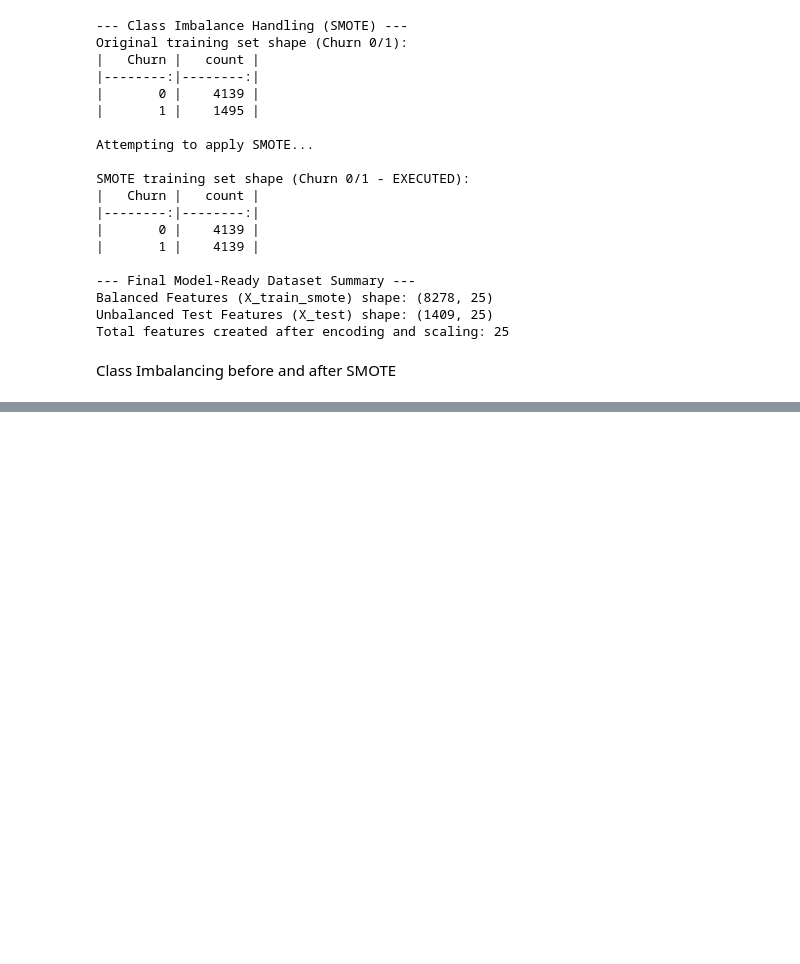
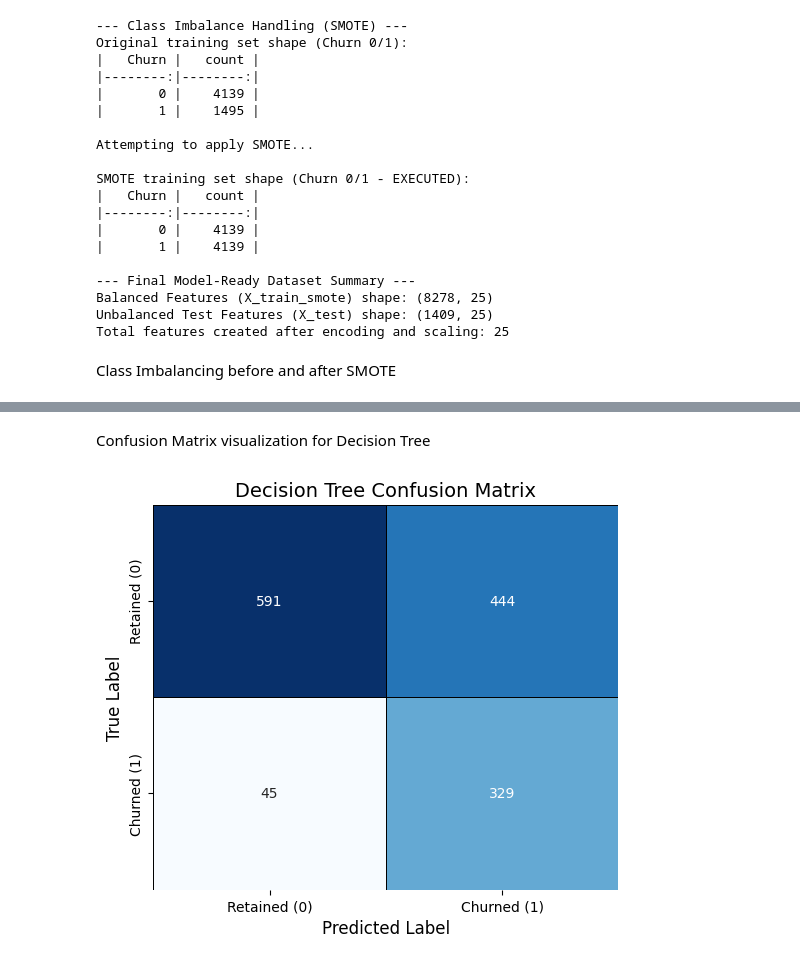
Before and after one commit to thruuuuuu/telco_churn_predict_model, a Jupyter notebook: notebooks/EDA.ipynb, the cells around one changed output, grey strips where cells are left out. Saved outputs shown, nothing was run; the diff lists cells and outputs as text; code cells hidden in the pictures; blank space fills up the shorter version.

```diff
--- a/notebooks/EDA.ipynb
+++ b/notebooks/EDA.ipynb
@@ -630,0 +697,33 @@ Passing `palette` without assigning `hue` is deprecated and will be removed in v
+# %%
+def plot_confusion_matrix(y_true, y_pred, model_name):
+    """Plots the confusion matrix using seaborn."""
+    cm = confusion_matrix(y_true, y_pred)
+
+    # Define labels for the matrix axes
+    labels = ['Retained (0)', 'Churned (1)']
+    cm_df = pd.DataFrame(cm, index=labels, columns=labels)
+
+    plt.figure(figsize=(6, 5))
+    sns.heatmap(cm_df, annot=True, fmt='d', cmap='Blues', cbar=False,
+                linewidths=0.5, linecolor='black')
+
+    plt.title(f'{model_name} Confusion Matrix', fontsize=14)
+    plt.xlabel('Predicted Label', fontsize=12)
+    plt.ylabel('True Label', fontsize=12)
+    plt.show()
+# %% [markdown]
+Confusion Matrix visualization for Decision Tree
+# %%
+dt_best = DecisionTreeClassifier(
+    max_depth=3,
+    min_samples_split=5,
+    class_weight='balanced',
+    random_state=42
+).fit(X_train, y_train)
+
+dt_y_pred = dt_best.predict(X_test)
+dt_y_prob = dt_best.predict_proba(X_test)[:, 1]
+
+plot_confusion_matrix(y_test, dt_y_pred, "Decision Tree")
+# %% [output]
+[figure, added]
```
Also changed, not shown: parts of 17 cells of this notebook.
